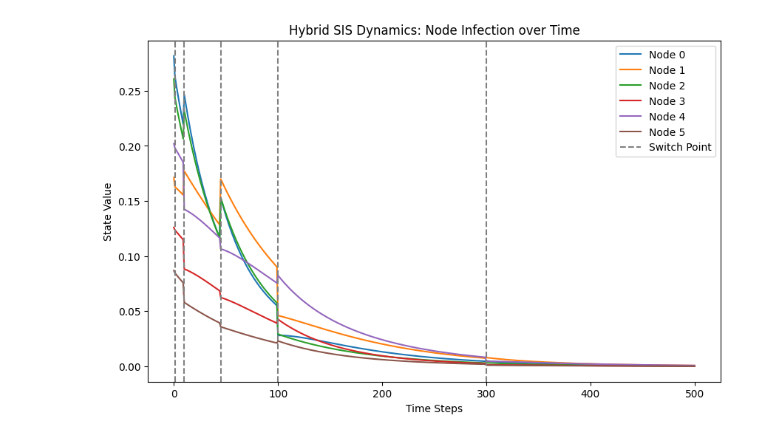
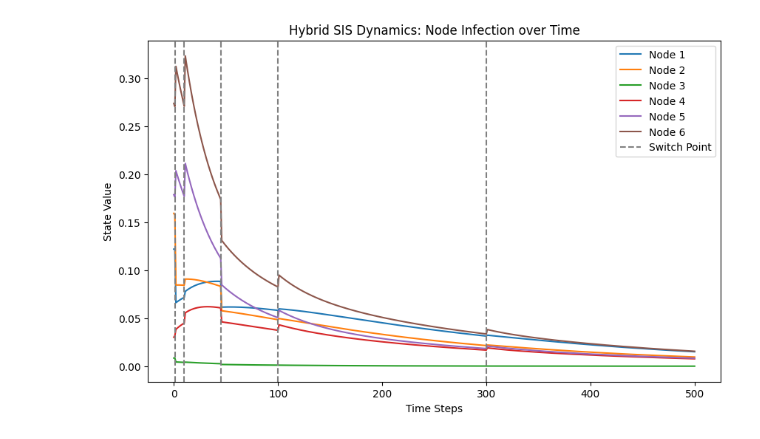
Before and after one commit to Jw1836/HybridNetworkModel, a Jupyter notebook: simulation_practice.ipynb, the cells around one changed output. Drawn from its saved outputs; the diff is of its cells as text; code cells hidden in the pictures.

```diff
--- a/simulation_practice.ipynb
+++ b/simulation_practice.ipynb
@@ -41,49 +41,68 @@ print(T)
 [1, 10, 45, 100, 300]
 # %%
-def group_1_switch(x_k, a_r):
-    x_k[group_1] = a_r * x_k[group_1]
-    return x_k
+#change beta and gamma at switching
+def f_switching(x_k, D, B, group_1, group_2):
+    a_r_1 = np.random.uniform(0.5, 1.5)
+    a_r_2 = np.random.uniform(0.5, 1.5)
+    x_k = x_k.copy()
+    D = D.copy()
+    B = B.copy()
+    x_k[group_1] = a_r_1 * x_k[group_1]
+    x_k[group_2] = a_r_2 * x_k[group_2]
+    #also scale respective rows of D and B for each group
+    D[group_1, group_1] = a_r_1 * D[group_1, group_1]
+    D[group_2, group_2] = a_r_2 * D[group_2, group_2]
+    B[group_1, group_1] = a_r_1 * B[group_1, group_1]
+    B[group_2, group_2] = a_r_2 * B[group_2, group_2]
+    return x_k, D, B
 
-def group_2_switch(x_k, a_r):
-    x_k[group_2] = a_r * x_k[group_2]
-    return x_k
-
-def simulate_dynamics(h, x, A, D, B, group_1, group_2, T, total_time):
+def simulate_dynamics(h, x, A, D, B, group_1, group_2, T, total_time, f_switching):
     n = A.shape[0]
     x_k = x.copy()
     #store the state information
     states = []
-    states.append(x_k)
+    states.append(x_k.copy())
     for k in range(total_time):
         if k in T:
-            a_r_1 = np.random.uniform(0.5, 1.5)
-            a_r_2 = np.random.uniform(0.5, 1.5)
+
             # print("scaling factors: ", a_r_1, a_r_2)
             # print("before switch: ", x_k)
-            x_k = group_1_switch(x_k, a_r_1)
-            x_k = group_2_switch(x_k, a_r_2)
+            x_k, D, B = f_switching(x_k, D, B, group_1, group_2)
+            #clip x_k to be between 0 and 1
+            x_k = np.clip(x_k, 0, 1)
             # print("after switch: ", x_k)
 
         x_k_1 = h *( -D @ x_k + (np.eye(n) - np.diag(x_k))@B@A@x_k) + x_k
+        #clip x_k_1 to be between 0 and 1
+        x_k_1 = np.clip(x_k_1, 0, 1)
         x_k = x_k_1
         states.append(x_k)
     return states
 
 total_time = 500
 h = 0.01
-states = simulate_dynamics(h, x0, A, D, B, group_1, group_2, T, total_time)
+states = simulate_dynamics(h, x0, A, D, B, group_1, group_2, T, total_time, f_switching)
 #plot the states over time
 states = np.array(states)
 plt.figure(figsize=(10, 6))
 for i in range(n):
-    plt.plot(states[:, i], label=f'Node {i}')
+    plt.plot(states[:, i], label=f'Node {i+1}')
 #also plot vertical lines when we switch the hybrid model
 for t in T:
     plt.axvline(x=t, color='gray', linestyle='--', label='Switch Point' if t == T[0] else "")
 plt.xlabel('Time Steps')
 plt.ylabel('State Value')
 plt.title('Hybrid SIS Dynamics: Node Infection over Time')
 plt.legend()
 plt.show()
+
+#how does the network topology affect when we should update ?
+#being careful on how we do the updates, like for example if we update every day ppl lose interest, get annoyed etc
+#how does the product chAnge during update times and in between
+#for next week: come up with 3 products car, phone or something else, sfotware service, and think of a model that matches for each separate product
+#make plots and convince phil and jitesh that it makes more sense
+#check ians paper for software parameters
+#if we have time look at graph structures for each product
+#how does chaning parameters change the behavior
 # %% [output]
-[figure, old version]
+[figure, new version]
```
Also changed, not shown: parts of 9 cells of this notebook.
